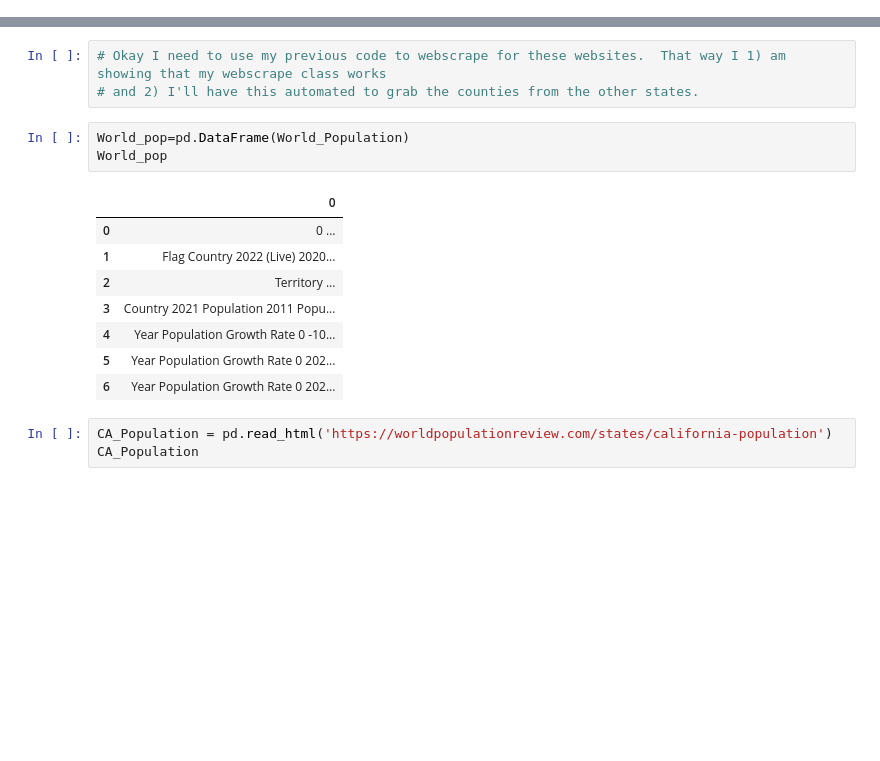
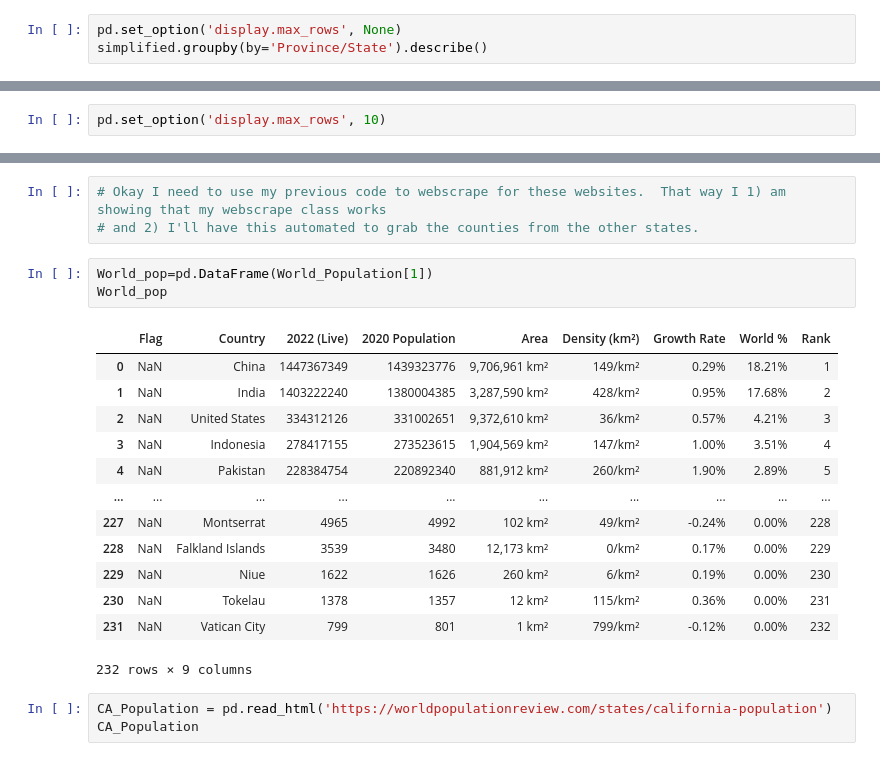
Before and after one commit to asullivan42/COVID_Bubble_Estimator, a Jupyter notebook: Data_Processing.ipynb, the cells around one changed output, grey strips where cells are left out. Saved outputs shown, nothing was run; the diff lists cells and outputs as text; blank space fills up the shorter version.

```diff
--- a/Data_Processing.ipynb
+++ b/Data_Processing.ipynb
@@ -669,2 +692,5 @@ plt.show()
 # %%
 I.figure.savefig('./figures/United_States_Mortality_COVID.png')
+# %%
+pd.set_option('display.max_rows', None)
+simplified.groupby(by='Province/State').describe()
@@ -670,0 +722,2 @@ I.figure.savefig('./figures/United_States_Mortality_COVID.png')
+# %%
+pd.set_option('display.max_rows', 10)
@@ -721,17 +897,22 @@ World_Population
 # Okay I need to use my previous code to webscrape for these websites.  That way I 1) am showing that my webscrape class works
 # and 2) I'll have this automated to grab the counties from the other states.
 # %%
-World_pop=pd.DataFrame(World_Population)
+World_pop=pd.DataFrame(World_Population[1])
 World_pop
 # %% [output]
-|  | 0 |
-| 0 | 0 ... |
-| 1 | Flag Country 2022 (Live) 2020... |
-| 2 | Territory ... |
-| 3 | Country 2021 Population 2011 Popu... |
-| 4 | Year Population Growth Rate 0 -10... |
-| 5 | Year Population Growth Rate 0 202... |
-| 6 | Year Population Growth Rate 0 202... |
+|  | Flag | Country | 2022 (Live) | 2020 Population | Area | Density (km²) | Growth Rate | World % | Rank |
+| 0 | NaN | China | 1447367349 | 1439323776 | 9,706,961 km² | 149/km² | 0.29% | 18.21% | 1 |
+| 1 | NaN | India | 1403222240 | 1380004385 | 3,287,590 km² | 428/km² | 0.95% | 17.68% | 2 |
+| 2 | NaN | United States | 334312126 | 331002651 | 9,372,610 km² | 36/km² | 0.57% | 4.21% | 3 |
+| 3 | NaN | Indonesia | 278417155 | 273523615 | 1,904,569 km² | 147/km² | 1.00% | 3.51% | 4 |
+| 4 | NaN | Pakistan | 228384754 | 220892340 | 881,912 km² | 260/km² | 1.90% | 2.89% | 5 |
+| ... | ... | ... | ... | ... | ... | ... | ... | ... | ... |
+| 227 | NaN | Montserrat | 4965 | 4992 | 102 km² | 49/km² | -0.24% | 0.00% | 228 |
+| 228 | NaN | Falkland Islands | 3539 | 3480 | 12,173 km² | 0/km² | 0.17% | 0.00% | 229 |
+| 229 | NaN | Niue | 1622 | 1626 | 260 km² | 6/km² | 0.19% | 0.00% | 230 |
+| 230 | NaN | Tokelau | 1378 | 1357 | 12 km² | 115/km² | 0.36% | 0.00% | 231 |
+| 231 | NaN | Vatican City | 799 | 801 | 1 km² | 799/km² | -0.12% | 0.00% | 232 |
+232 rows × 9 columns
 # %%
 CA_Population = pd.read_html('https://worldpopulationreview.com/states/california-population')
 CA_Population
```
Also changed, not shown: parts of 58 cells of this notebook, 6 other files.
